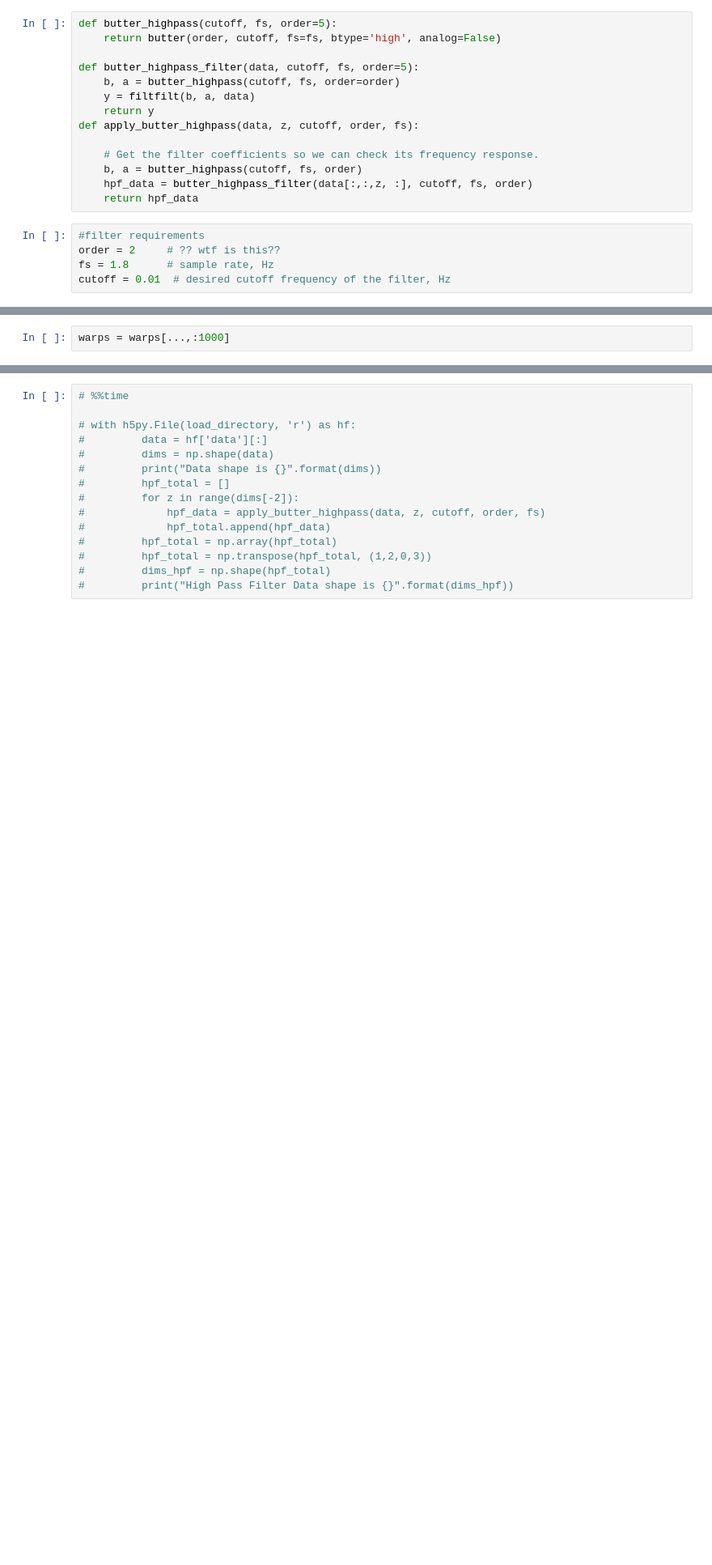
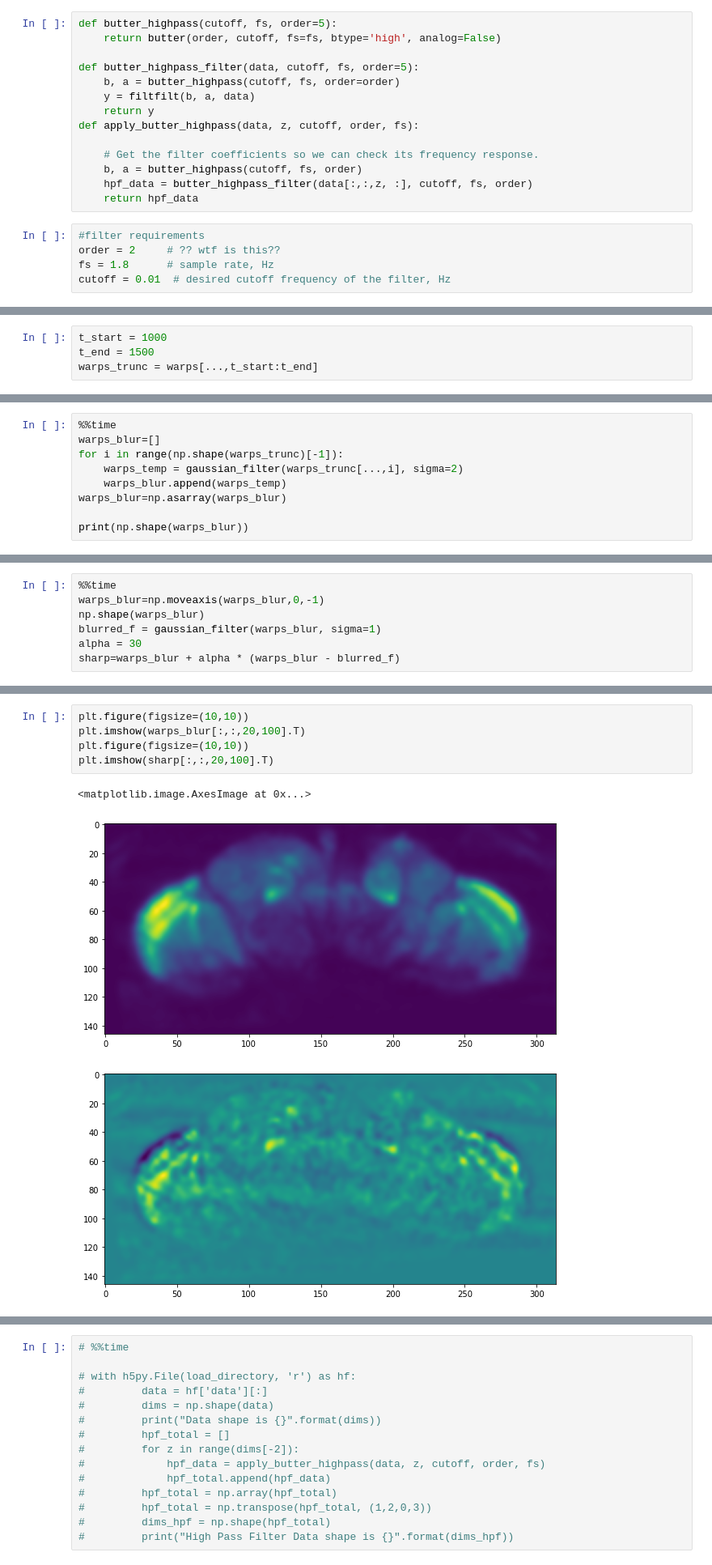
Before and after one commit to ClandininLab/brainsss, a Jupyter notebook: yandan & ilana/20240521_deltafoverf.ipynb, the cells around one changed output, grey strips where cells are left out. Shown at 81% size. Drawn from its saved outputs; the diff is of its cells as text; blank space fills up the shorter version.

```diff
--- a/yandan & ilana/20240521_deltafoverf.ipynb
+++ b/yandan & ilana/20240521_deltafoverf.ipynb
@@ -88,2 +91,4 @@ plt.imshow(np.max(warps[:,:,20,:],axis=-1).T)
-# %%
-warps = warps[...,:1000]
+# %%
+t_start = 1000
+t_end = 1500
+warps_trunc = warps[...,t_start:t_end]
@@ -89,0 +99,9 @@ warps = warps[...,:1000]
+# %%
+%%time
+warps_blur=[]
+for i in range(np.shape(warps_trunc)[-1]):
+    warps_temp = gaussian_filter(warps_trunc[...,i], sigma=2)
+    warps_blur.append(warps_temp)
+warps_blur=np.asarray(warps_blur)
+
+print(np.shape(warps_blur))
@@ -89,0 +112,7 @@ warps = warps[...,:1000]
+# %%
+%%time
+warps_blur=np.moveaxis(warps_blur,0,-1)
+np.shape(warps_blur)
+blurred_f = gaussian_filter(warps_blur, sigma=1)
+alpha = 30
+sharp=warps_blur + alpha * (warps_blur - blurred_f)
@@ -89,0 +122,9 @@ warps = warps[...,:1000]
+# %%
+plt.figure(figsize=(10,10))
+plt.imshow(warps_blur[:,:,20,100].T)
+plt.figure(figsize=(10,10))
+plt.imshow(sharp[:,:,20,100].T)
+# %% [output]
+<matplotlib.image.AxesImage at 0x...>
+[figure, added]
+[figure, added]
```
Also changed, not shown: parts of 58 cells of this notebook, 4 other files.
